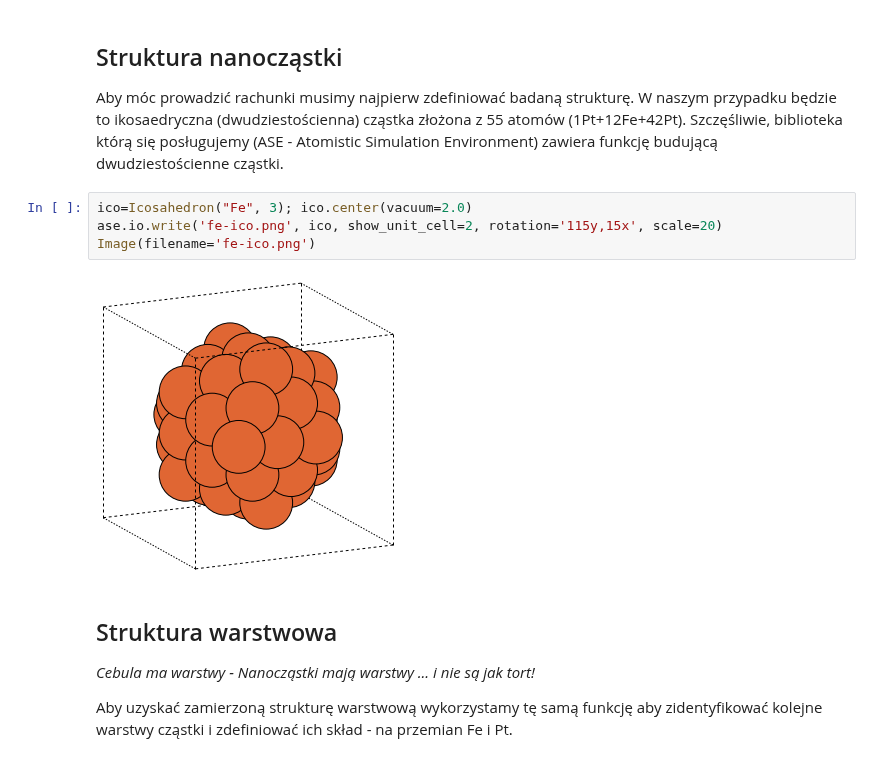
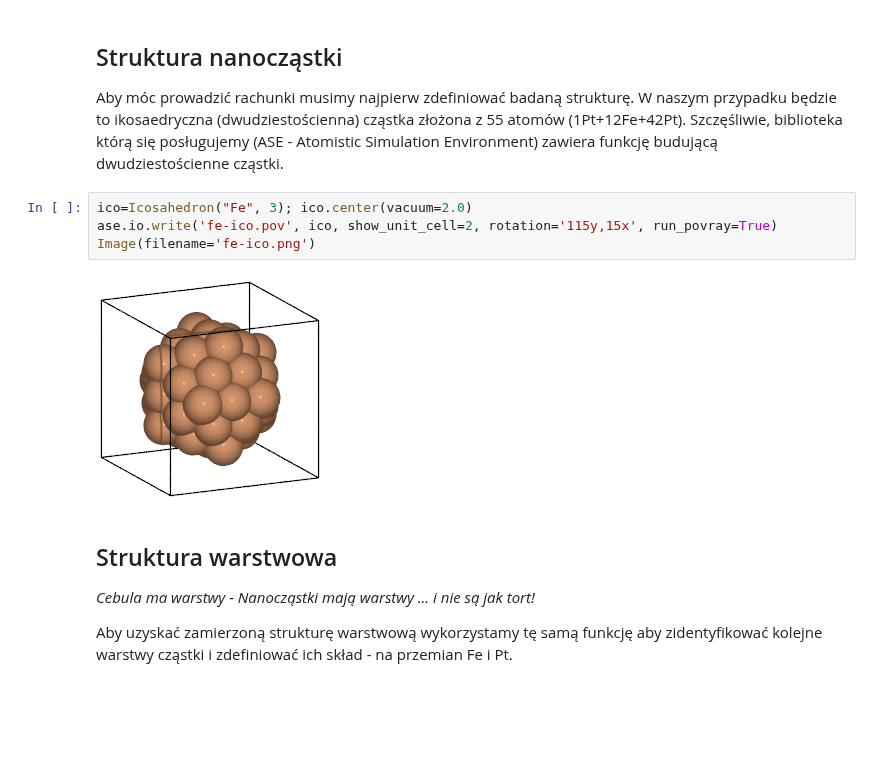
Before and after one commit to jochym/abinitio-workshop, a Jupyter notebook: notebooks/Dynamika.ipynb, the cells around one changed output. Cells and saved outputs as stored; diff of their text form; blank space fills up the shorter version.

```diff
--- a/notebooks/Dynamika.ipynb
+++ b/notebooks/Dynamika.ipynb
@@ -60,10 +51,10 @@ Szczęśliwie, biblioteka którą się posługujemy (ASE - Atomistic Simulation
 budującą dwudziestościenne cząstki.
 # %%
 ico=Icosahedron("Fe", 3); ico.center(vacuum=2.0)
-ase.io.write('fe-ico.png', ico, show_unit_cell=2, rotation='115y,15x', scale=20)
+ase.io.write('fe-ico.pov', ico, show_unit_cell=2, rotation='115y,15x', run_povray=True)
 Image(filename='fe-ico.png')
 # %% [output]
-[figure, old version]
+[figure, new version]
 # %% [markdown]
 ## Struktura warstwowa
 
```
Also changed, not shown: parts of 12 cells of this notebook.
